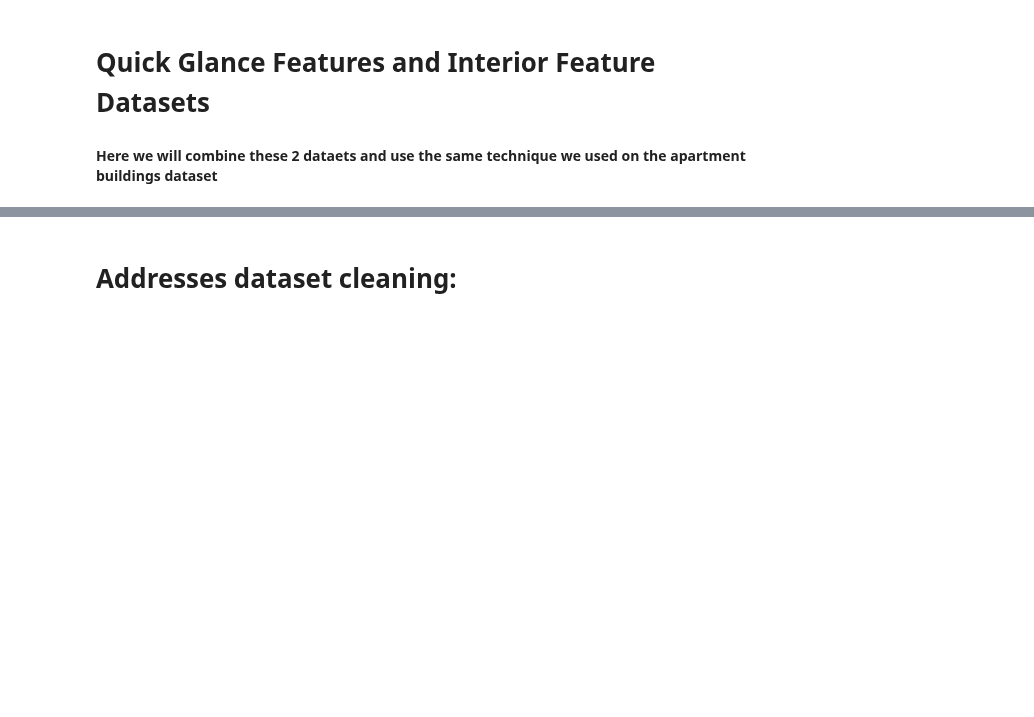
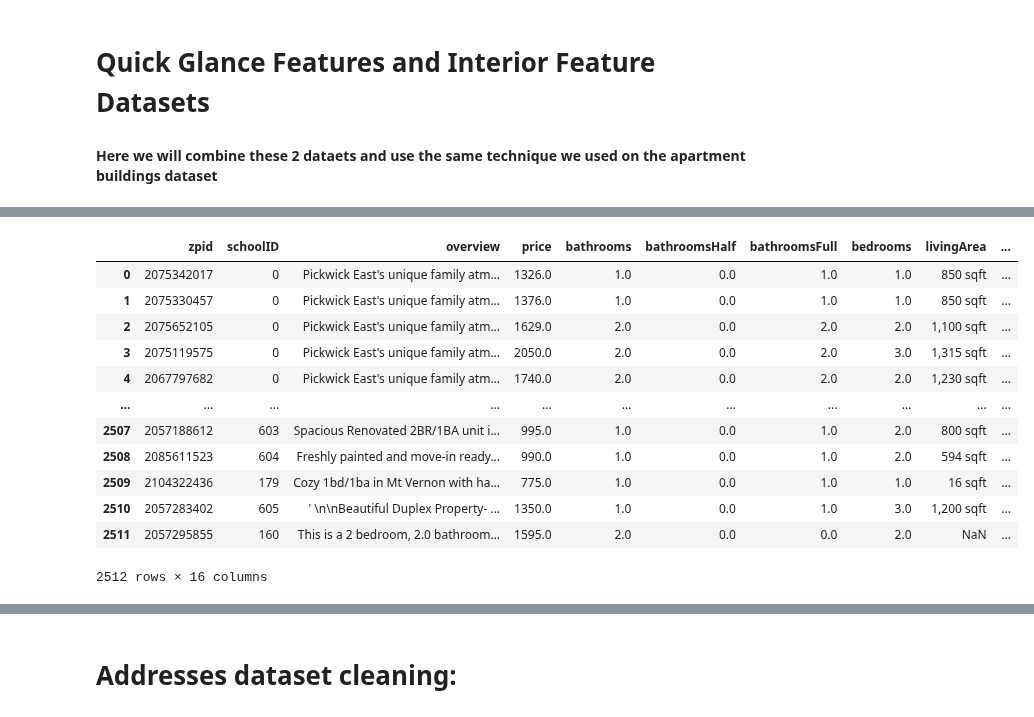
Before and after one commit to oisintheginger/mscfinalproject, a Jupyter notebook: sean_notebooks/cleaning_2.ipynb, the cells around one changed output, grey strips where cells are left out. Saved outputs shown, nothing was run; the diff lists cells and outputs as text; code cells hidden in the pictures; blank space fills up the shorter version.

```diff
--- a/sean_notebooks/cleaning_2.ipynb
+++ b/sean_notebooks/cleaning_2.ipynb
@@ -411,0 +420,16 @@ merged_df["stories"] = main_information_df["stories"]
+# %%
+main_information_df
+# %% [output]
+|  | zpid | schoolID | overview | price | bathrooms | bathroomsHalf | bathroomsFull | bedrooms | livingArea | ... |
+| 0 | 2075342017 | 0 | Pickwick East's unique family atm... | 1326.0 | 1.0 | 0.0 | 1.0 | 1.0 | 850 sqft | ... |
+| 1 | 2075330457 | 0 | Pickwick East's unique family atm... | 1376.0 | 1.0 | 0.0 | 1.0 | 1.0 | 850 sqft | ... |
+| 2 | 2075652105 | 0 | Pickwick East's unique family atm... | 1629.0 | 2.0 | 0.0 | 2.0 | 2.0 | 1,100 sqft | ... |
+| 3 | 2075119575 | 0 | Pickwick East's unique family atm... | 2050.0 | 2.0 | 0.0 | 2.0 | 3.0 | 1,315 sqft | ... |
+| 4 | 2067797682 | 0 | Pickwick East's unique family atm... | 1740.0 | 2.0 | 0.0 | 2.0 | 2.0 | 1,230 sqft | ... |
+| ... | ... | ... | ... | ... | ... | ... | ... | ... | ... | ... |
+| 2507 | 2057188612 | 603 | Spacious Renovated 2BR/1BA unit i... | 995.0 | 1.0 | 0.0 | 1.0 | 2.0 | 800 sqft | ... |
+| 2508 | 2085611523 | 604 | Freshly painted and move-in ready... | 990.0 | 1.0 | 0.0 | 1.0 | 2.0 | 594 sqft | ... |
+| 2509 | 2104322436 | 179 | Cozy 1bd/1ba in Mt Vernon with ha... | 775.0 | 1.0 | 0.0 | 1.0 | 1.0 | 16 sqft | ... |
+| 2510 | 2057283402 | 605 | ' \n\nBeautiful Duplex Property- ... | 1350.0 | 1.0 | 0.0 | 1.0 | 3.0 | 1,200 sqft | ... |
+| 2511 | 2057295855 | 160 | This is a 2 bedroom, 2.0 bathroom... | 1595.0 | 2.0 | 0.0 | 0.0 | 2.0 | NaN | ... |
+2512 rows × 16 columns
```
Also changed, not shown: parts of 124 cells of this notebook.
